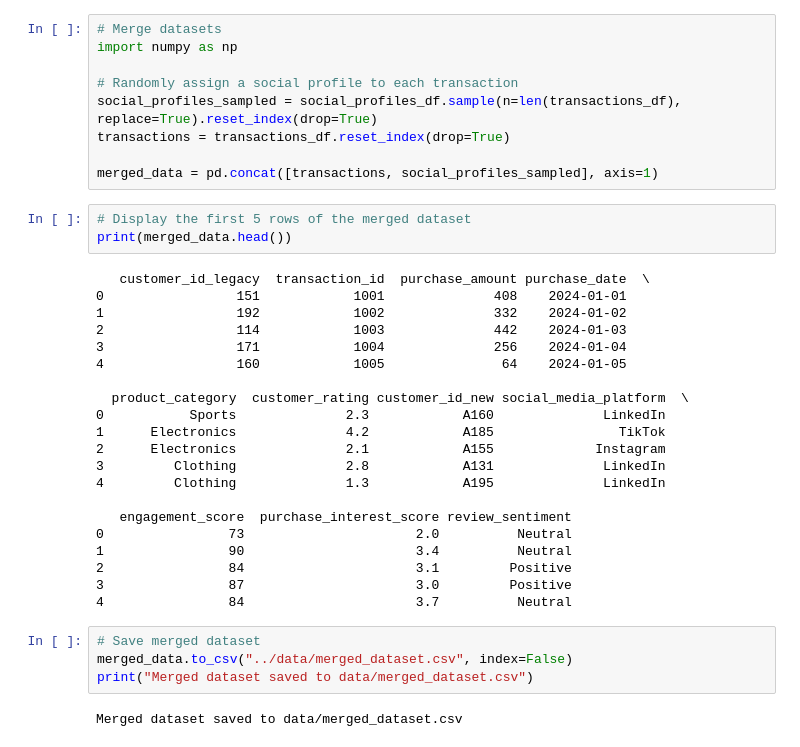
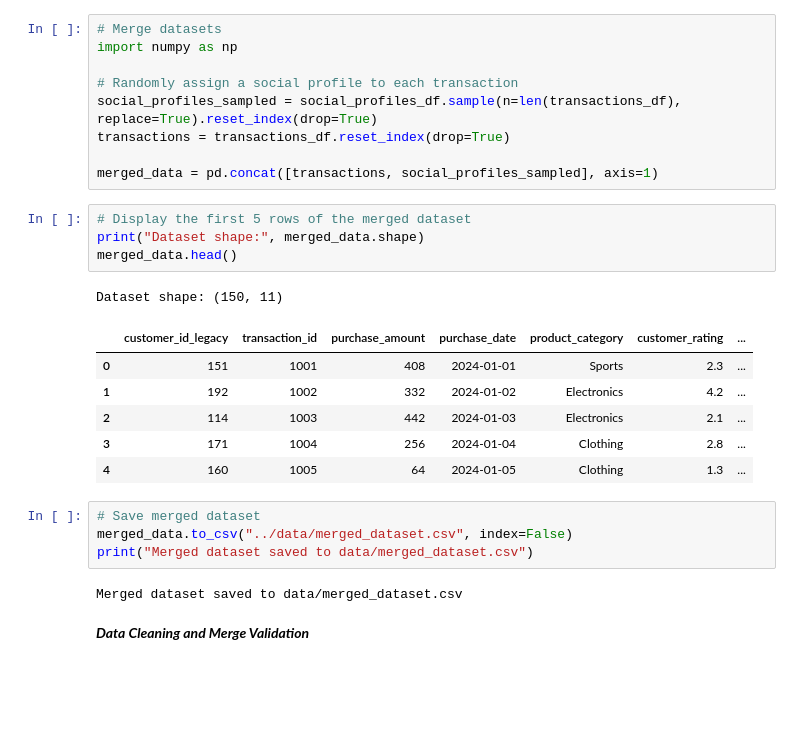
Before and after one commit to NiyonshutiDavid/ML_Pipeline_assignment2, a Jupyter notebook: ML_Pipeline_assignment2/notebooks/merge_dataset.ipynb, the cells around one changed output. Cells and saved outputs as stored; diff of their text form; blank space fills up the shorter version.

```diff
--- a/ML_Pipeline_assignment2/notebooks/merge_dataset.ipynb
+++ b/ML_Pipeline_assignment2/notebooks/merge_dataset.ipynb
@@ -64,33 +64,23 @@ social_profiles_sampled = social_profiles_df.sample(n=len(transactions_df), repl
 transactions = transactions_df.reset_index(drop=True)
 
 merged_data = pd.concat([transactions, social_profiles_sampled], axis=1)
-# %%
-# Display the first 5 rows of the merged dataset
-print(merged_data.head())
-# %% [output]
-   customer_id_legacy  transaction_id  purchase_amount purchase_date  \
-0                 151            1001              408    2024-01-01
-1                 192            1002              332    2024-01-02
-2                 114            1003              442    2024-01-03
-3                 171            1004              256    2024-01-04
-4                 160            1005               64    2024-01-05
-
-  product_category  customer_rating customer_id_new social_media_platform  \
-0           Sports              2.3            A160              LinkedIn
-1      Electronics              4.2            A185                TikTok
-2      Electronics              2.1            A155             Instagram
-3         Clothing              2.8            A131              LinkedIn
-4         Clothing              1.3            A195              LinkedIn
-
-   engagement_score  purchase_interest_score review_sentiment
-0                73                      2.0          Neutral
-1                90                      3.4          Neutral
-2                84                      3.1         Positive
-3                87                      3.0         Positive
-4                84                      3.7          Neutral
+# %%
+# Display the first 5 rows of the merged dataset
+print("Dataset shape:", merged_data.shape)
+merged_data.head()
+# %% [output]
+Dataset shape: (150, 11)
+|  | customer_id_legacy | transaction_id | purchase_amount | purchase_date | product_category | customer_rating | ... |
+| 0 | 151 | 1001 | 408 | 2024-01-01 | Sports | 2.3 | ... |
+| 1 | 192 | 1002 | 332 | 2024-01-02 | Electronics | 4.2 | ... |
+| 2 | 114 | 1003 | 442 | 2024-01-03 | Electronics | 2.1 | ... |
+| 3 | 171 | 1004 | 256 | 2024-01-04 | Clothing | 2.8 | ... |
+| 4 | 160 | 1005 | 64 | 2024-01-05 | Clothing | 1.3 | ... |
 # %%
 # Save merged dataset
 merged_data.to_csv("../data/merged_dataset.csv", index=False)
 print("Merged dataset saved to data/merged_dataset.csv")
 # %% [output]
 Merged dataset saved to data/merged_dataset.csv
+# %% [markdown]
+***Data Cleaning and Merge Validation***
```
Also changed, not shown: parts of 13 cells of this notebook, 1 other file.
